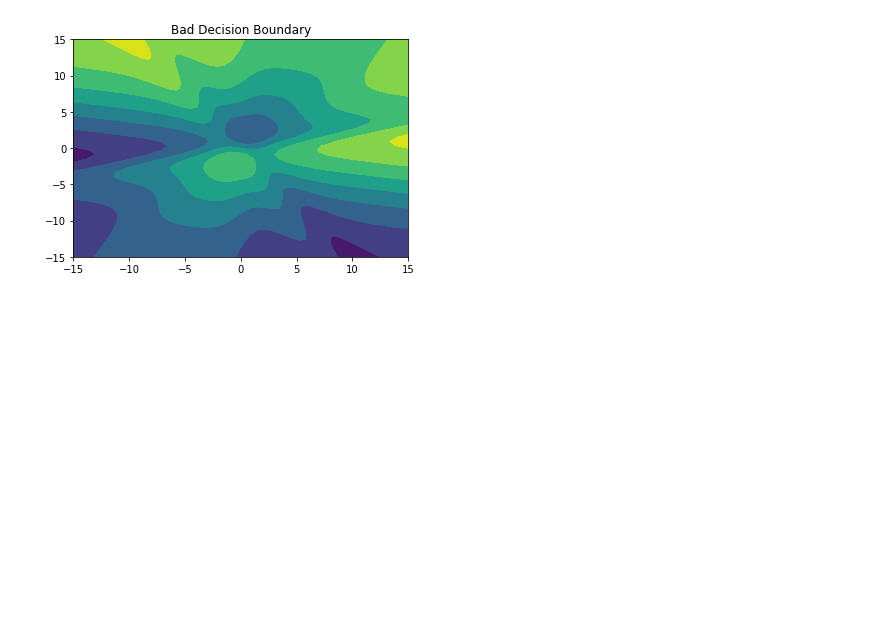
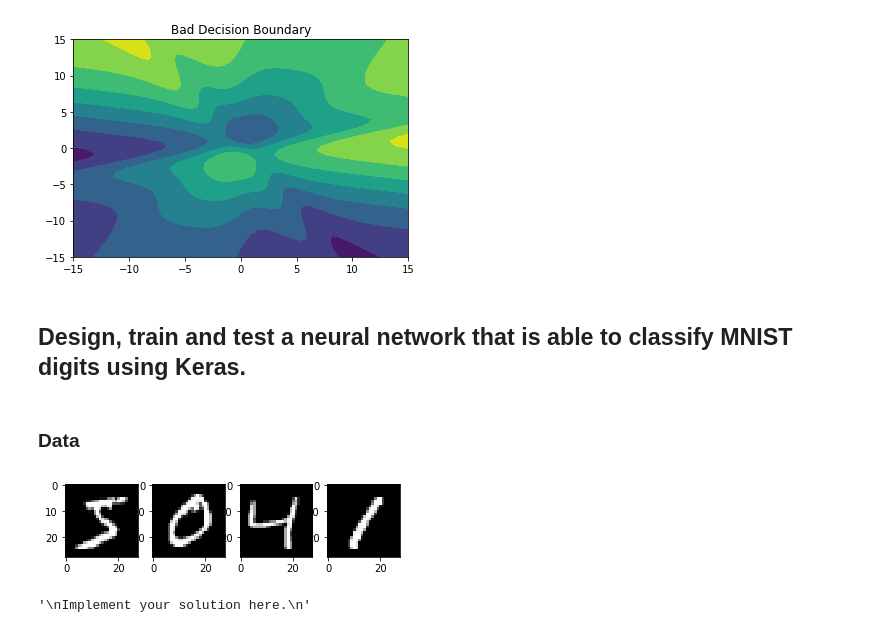
Before and after one commit to JaneliaMLCourse/JaneliaMLCourse, a Jupyter notebook: lecture_3/lab_3_solutions.ipynb, the cells around one changed output. Saved outputs shown, nothing was run; the diff lists cells and outputs as text; code cells hidden in the pictures; blank space fills up the shorter version.

Commit message:
Add solution for Lab 3 Ex 3

```diff
--- a/lecture_3/lab_3_solutions.ipynb
+++ b/lecture_3/lab_3_solutions.ipynb
@@ -257,3 +257,38 @@ plt.show()
 # %% [output]
 [figure]
 [figure]
+# %% [markdown]
+## Design, train and test a neural network that is able to classify MNIST digits using Keras.
+# %% [markdown]
+### Data
+# %%
+from keras.datasets import mnist
+
+(x_train, y_train), (x_test, y_test) = mnist.load_data()
+
+"""
+Returns:
+2 tuples:
+
+x_train, x_test: uint8 array of grayscale image data with shape (num_samples, 28, 28).
+y_train, y_test: uint8 array of digit labels (integers in range 0-9) with shape (num_samples,).
+"""
+
+# Show example data
+plt.subplot(1,4,1)
+plt.imshow(x_train[0], cmap=plt.get_cmap('gray'))
+plt.subplot(1,4,2)
+plt.imshow(x_train[1], cmap=plt.get_cmap('gray'))
+plt.subplot(1,4,3)
+plt.imshow(x_train[2], cmap=plt.get_cmap('gray'))
+plt.subplot(1,4,4)
+plt.imshow(x_train[3], cmap=plt.get_cmap('gray'))
+plt.show()
+# %% [output]
+[figure, added]
+# %%
+"""
+Implement your solution here.
+"""
+# %% [output]
+'\nImplement your solution here.\n'
```
Also changed, not shown: parts of 2 cells of this notebook.
